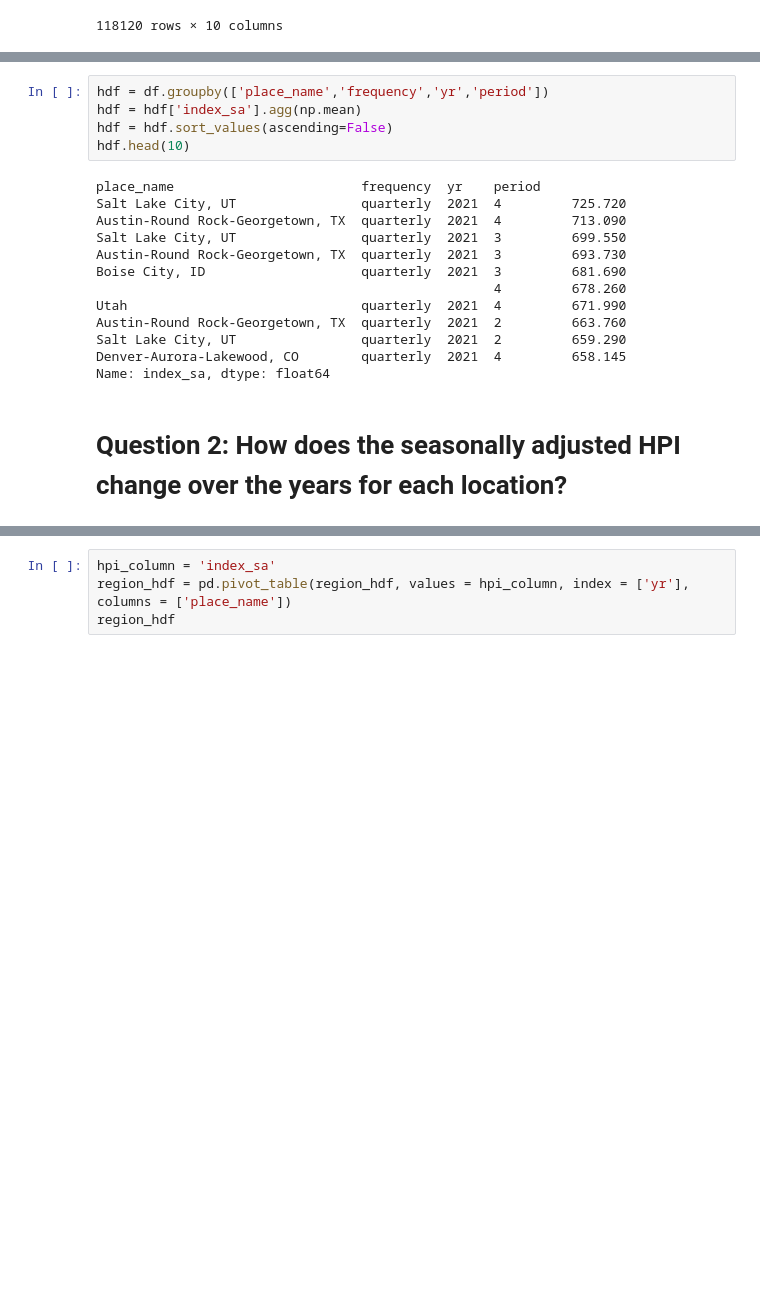
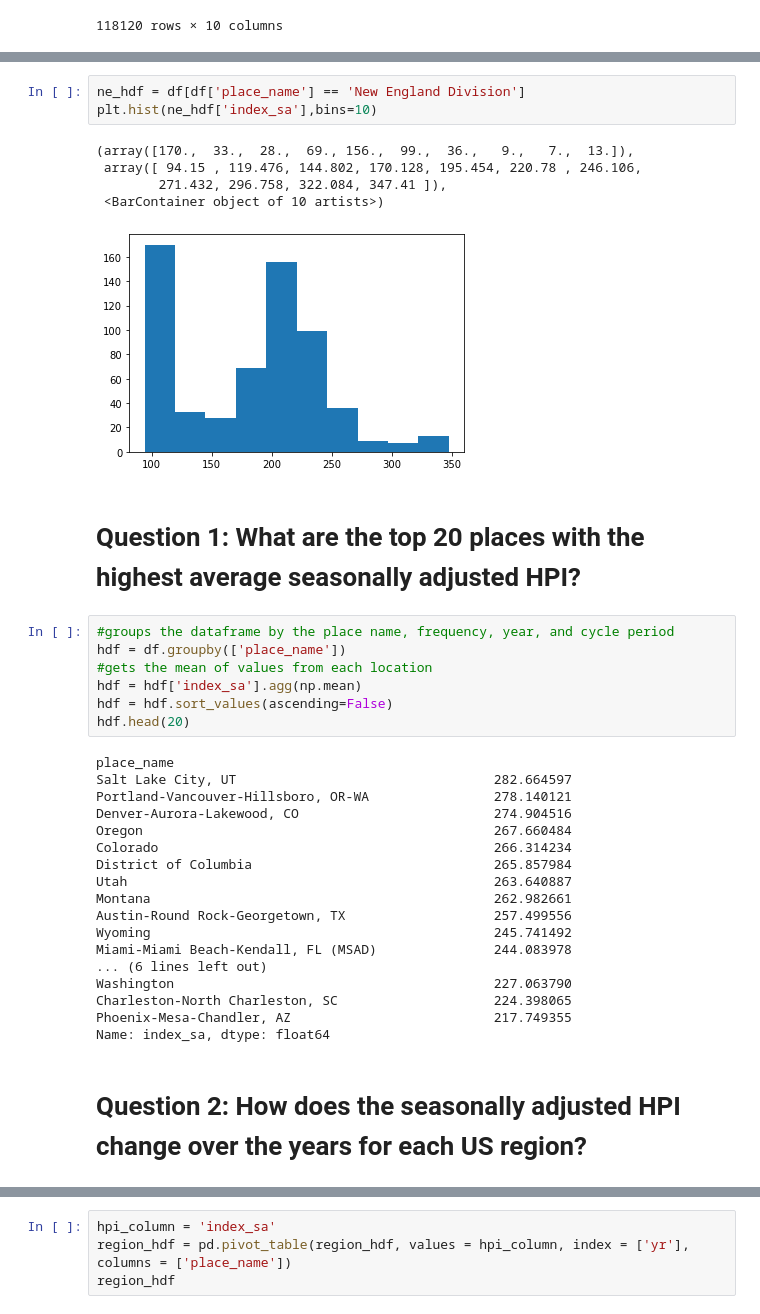
Before and after one commit to Silvam1345/cs103a-cpa01, a Jupyter notebook: cpa01.ipynb, the cells around one changed output, grey strips where cells are left out. Drawn from its saved outputs; the diff is of its cells as text; blank space fills up the shorter version.

```diff
--- a/cpa01.ipynb
+++ b/cpa01.ipynb
@@ -30,21 +66,39 @@ df
+# %%
+ne_hdf = df[df['place_name'] == 'New England Division']
+plt.hist(ne_hdf['index_sa'],bins=10)
+# %% [output]
+(array([170.,  33.,  28.,  69., 156.,  99.,  36.,   9.,   7.,  13.]),
+ array([ 94.15 , 119.476, 144.802, 170.128, 195.454, 220.78 , 246.106,
+        271.432, 296.758, 322.084, 347.41 ]),
+ <BarContainer object of 10 artists>)
+[figure, added]
+# %% [markdown]
+# Question 1: What are the top 20 places with the highest average seasonally adjusted HPI?
 # %%
-hdf = df.groupby(['place_name','frequency','yr','period'])
+#groups the dataframe by the place name, frequency, year, and cycle period
+hdf = df.groupby(['place_name'])
+#gets the mean of values from each location
 hdf = hdf['index_sa'].agg(np.mean)
 hdf = hdf.sort_values(ascending=False)
-hdf.head(10)
+hdf.head(20)
 # %% [output]
-place_name                        frequency  yr    period
-Salt Lake City, UT                quarterly  2021  4         725.720
-Austin-Round Rock-Georgetown, TX  quarterly  2021  4         713.090
-Salt Lake City, UT                quarterly  2021  3         699.550
-Austin-Round Rock-Georgetown, TX  quarterly  2021  3         693.730
-Boise City, ID                    quarterly  2021  3         681.690
-                                                   4         678.260
-Utah                              quarterly  2021  4         671.990
-Austin-Round Rock-Georgetown, TX  quarterly  2021  2         663.760
-Salt Lake City, UT                quarterly  2021  2         659.290
-Denver-Aurora-Lakewood, CO        quarterly  2021  4         658.145
+place_name
+Salt Lake City, UT                                 282.664597
+Portland-Vancouver-Hillsboro, OR-WA                278.140121
+Denver-Aurora-Lakewood, CO                         274.904516
+Oregon                                             267.660484
+Colorado                                           266.314234
+District of Columbia                               265.857984
+Utah                                               263.640887
+Montana                                            262.982661
+Austin-Round Rock-Georgetown, TX                   257.499556
+Wyoming                                            245.741492
+Miami-Miami Beach-Kendall, FL (MSAD)               244.083978
+... (6 lines left out)
+Washington                                         227.063790
+Charleston-North Charleston, SC                    224.398065
+Phoenix-Mesa-Chandler, AZ                          217.749355
 Name: index_sa, dtype: float64
 # %% [markdown]
-# Question 2: How does the seasonally adjusted HPI change over the years for each location?
+# Question 2: How does the seasonally adjusted HPI change over the years for each US region?
 # %%
```
Also changed, not shown: parts of 9 cells of this notebook.
